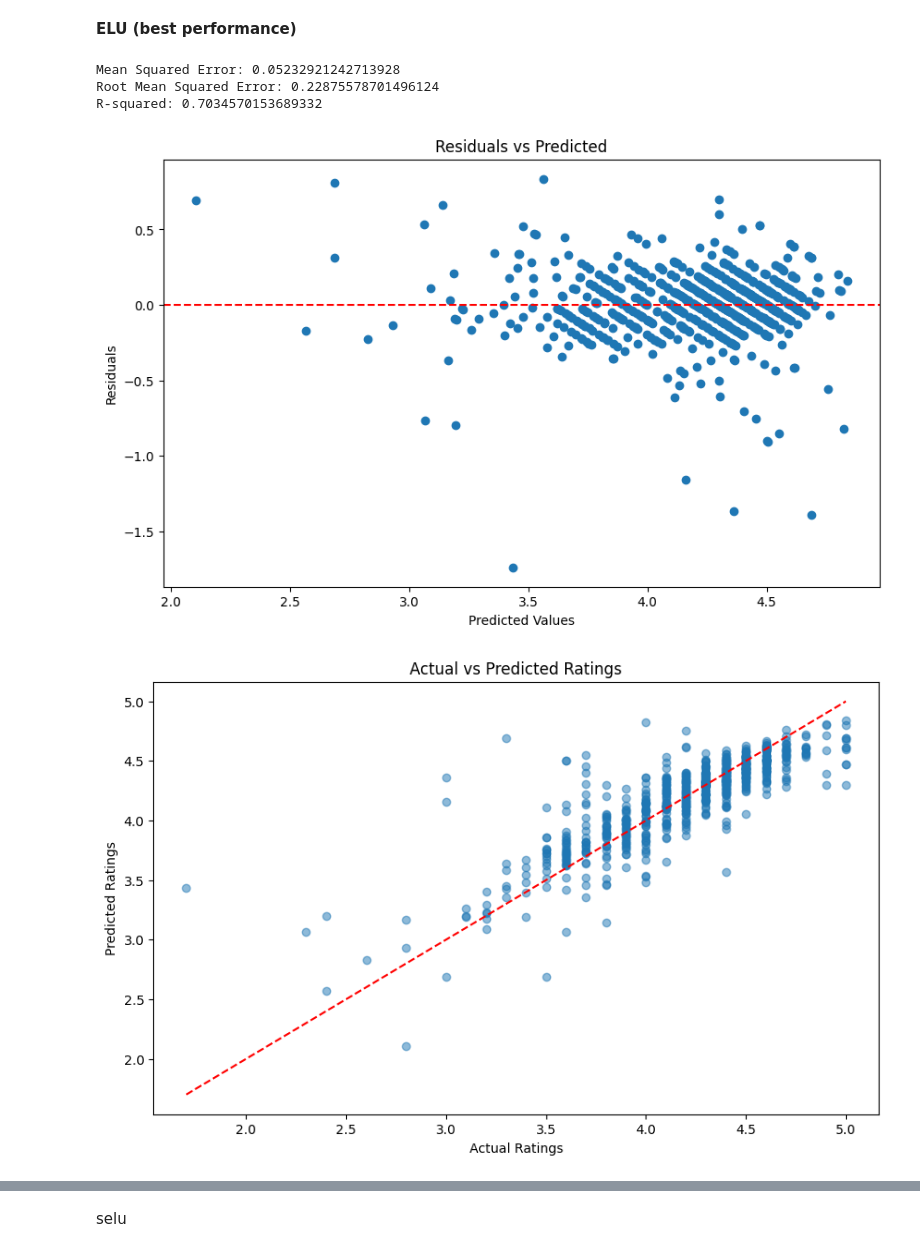
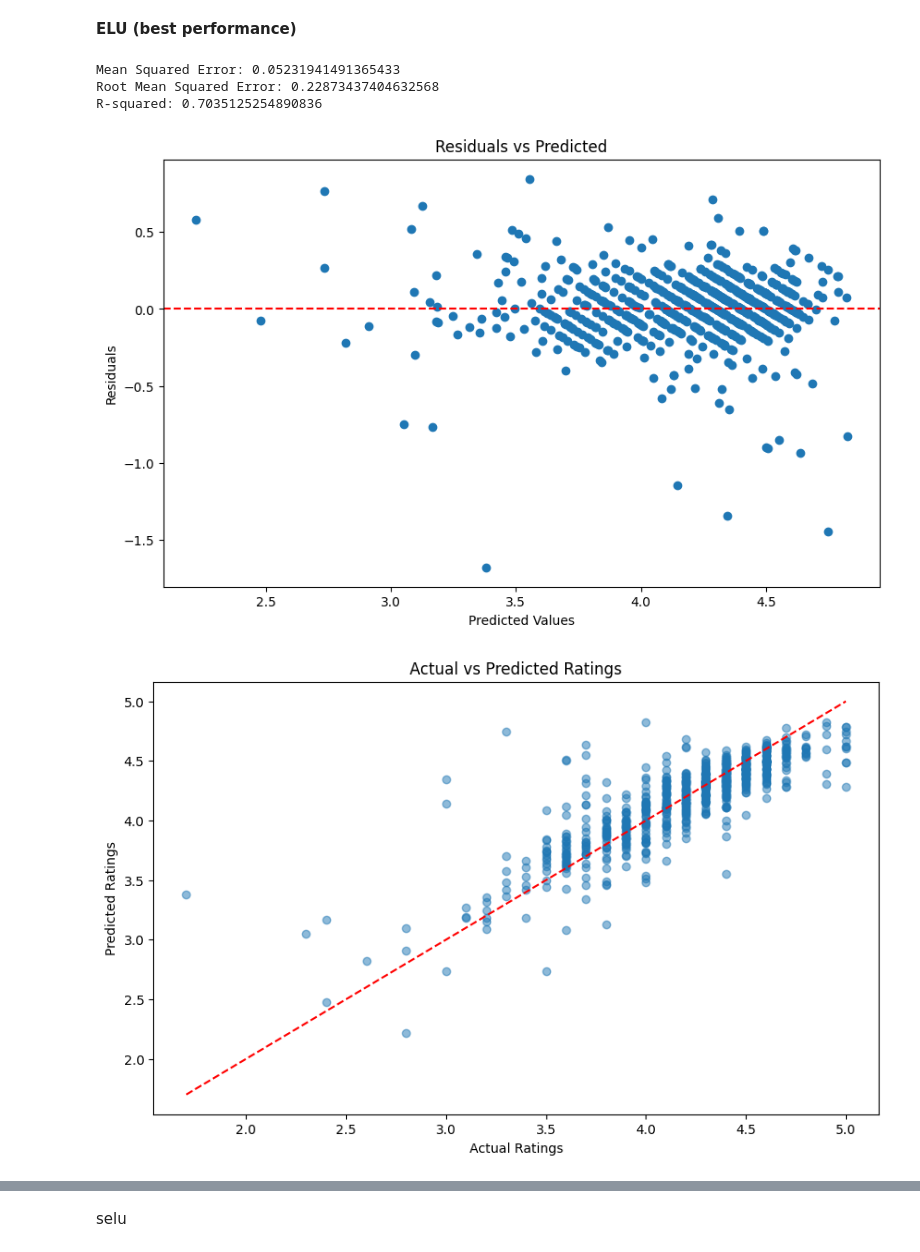
Before and after one commit to jotyot/rate-review, a Jupyter notebook: neural_model.ipynb, the cells around one changed output, grey strips where cells are left out. Drawn from its saved outputs; the diff is of its cells as text; code cells hidden in the pictures.

```diff
--- a/neural_model.ipynb
+++ b/neural_model.ipynb
@@ -344,9 +344,9 @@ lets try different activation functions
 class NeuralNetworkELU(torch.nn.Module):
     def __init__(self, inputSize, outputSize):
         super(NeuralNetworkELU, self).__init__()
-        self.layer1 = torch.nn.Linear(inputSize, 20)
+        self.layer1 = torch.nn.Linear(inputSize, 24)
         self.elu = torch.nn.ELU()  # ELU activation function
-        self.output_layer = torch.nn.Linear(20, outputSize)
+        self.output_layer = torch.nn.Linear(24, outputSize)
 
     def forward(self, x):
         x = self.elu(self.layer1(x))
@@ -457,7 +457,8 @@ R-squared: 0.6975796382860585
 # %%
 model = NeuralNetworkELU(inputDim, outputDim).to(device)
 model, mse_history = train_model(model, train_loader, learningRate, epochs, lambda1, lambda2)
-torch.save(model, 'nn_model.pt') # save this model, its the best
+torch.save(model.state_dict(), 'nn_model.pt')
+# save this model, its the best
 all_predictions, all_labels, all_inputs = test_model(model, test_loader)
 
 # Calculate metrics
@@ -470,35 +471,35 @@ print(f'Root Mean Squared Error: {rmse}')
 print(f'R-squared: {r2}')
 
 # Residual Plot
 plt.figure(figsize=(10, 6))
 residuals = all_labels - all_predictions
 plt.scatter(all_predictions, residuals)
 plt.title('Residuals vs Predicted')
 plt.xlabel('Predicted Values')
 plt.ylabel('Residuals')
 plt.axhline(y=0, color='r', linestyle='--')
 plt.show()
 
 # Comparison Plot
 plt.figure(figsize=(10, 6))
 plt.scatter(all_labels, all_predictions, alpha=0.5)
 plt.title('Actual vs Predicted Ratings')
 plt.xlabel('Actual Ratings')
 plt.ylabel('Predicted Ratings')
 plt.plot([min(all_labels), max(all_labels)], [min(all_labels), max(all_labels)], 'r--')  # line representing perfect predictions
 plt.show()
 
 # Plotting the MSE over epochs
 plt.figure(figsize=(10, 6))
 plt.plot(range(1, epochs+1), mse_history, label='MSE Over Epochs')
 plt.xlabel('Epochs')
 plt.ylabel('Mean Squared Error')
 plt.title('MSE Over Time During Training')
 plt.legend()
 plt.show()
 # %% [output]
-Mean Squared Error: 0.05232921242713928
-Root Mean Squared Error: 0.22875578701496124
-R-squared: 0.7034570153689332
+Mean Squared Error: 0.05231941491365433
+Root Mean Squared Error: 0.22873437404632568
+R-squared: 0.7035125254890836
-[figure, old version]
+[figure, new version]
-[figure, old version]
+[figure, new version]
```
Also changed, not shown: parts of 2 cells of this notebook.
